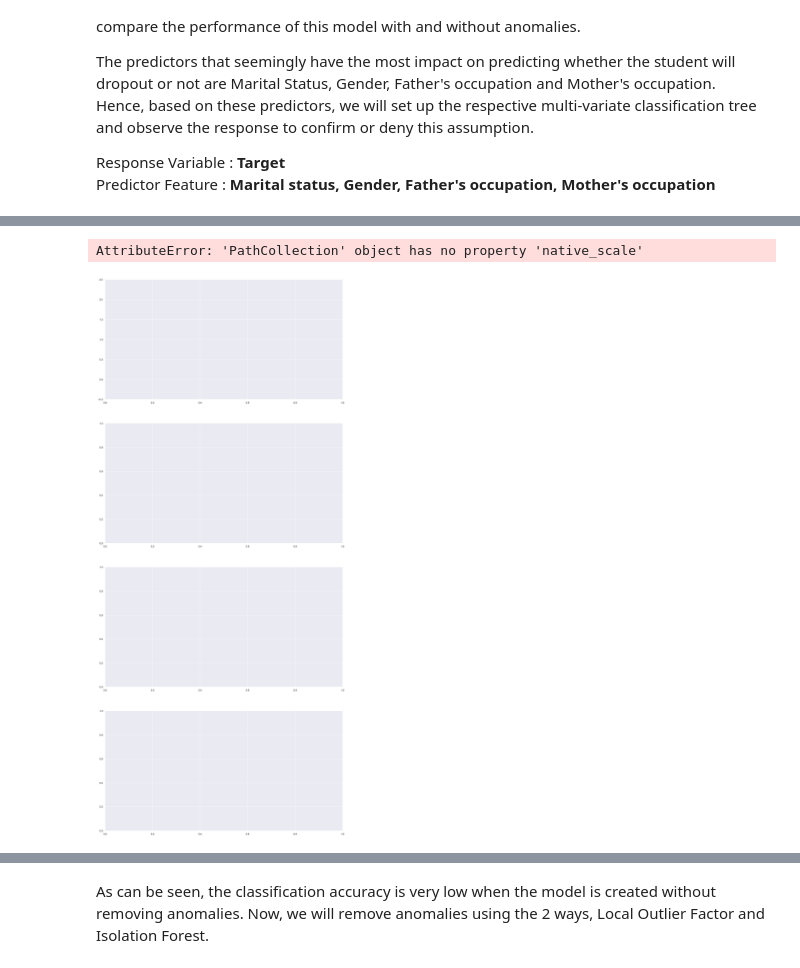
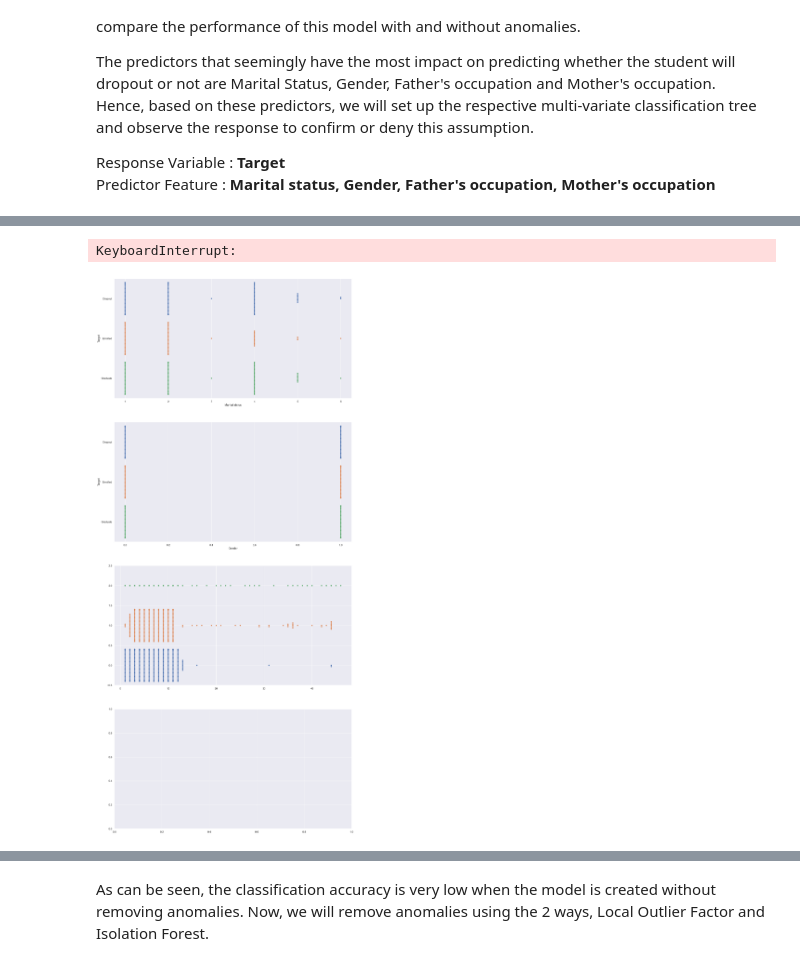
Before and after one commit to tersimdev/dropout-data-sci, a Jupyter notebook: Study on Student Academic Success.ipynb, the cells around one changed output, grey strips where cells are left out. Drawn from its saved outputs; the diff is of its cells as text; code cells hidden in the pictures.

```diff
--- a/Study on Student Academic Success.ipynb
+++ b/Study on Student Academic Success.ipynb
@@ -1073,16 +1052,16 @@ Test Set  : (1106, 1) (1106, 4)
 # %%
 # Relationship between Response and the Predictors
 df = pd.concat([y_train, X_train], axis = 1).reindex(y_train.index)
 
 f, axes = plt.subplots(4, 1, figsize=(18, 42))
 
 count = 0
 for var in X_train:
-    sb.swarmplot(x = var, y = "Target", data = df, orient = "h", ax = axes[count],native_scale=True)
+    sb.swarmplot(x = var, y = "Target", data = df, orient = "h", ax = axes[count])
     count += 1
 # %% [output]
-AttributeError: 'PathCollection' object has no property 'native_scale'
+KeyboardInterrupt:
-[figure, old version]
+[figure, new version]
 # %%
 # Decision Tree using Train Data
 dectree = DecisionTreeClassifier(max_depth = 4)  # create the decision tree object
```
Also changed, not shown: parts of 47 cells of this notebook.
